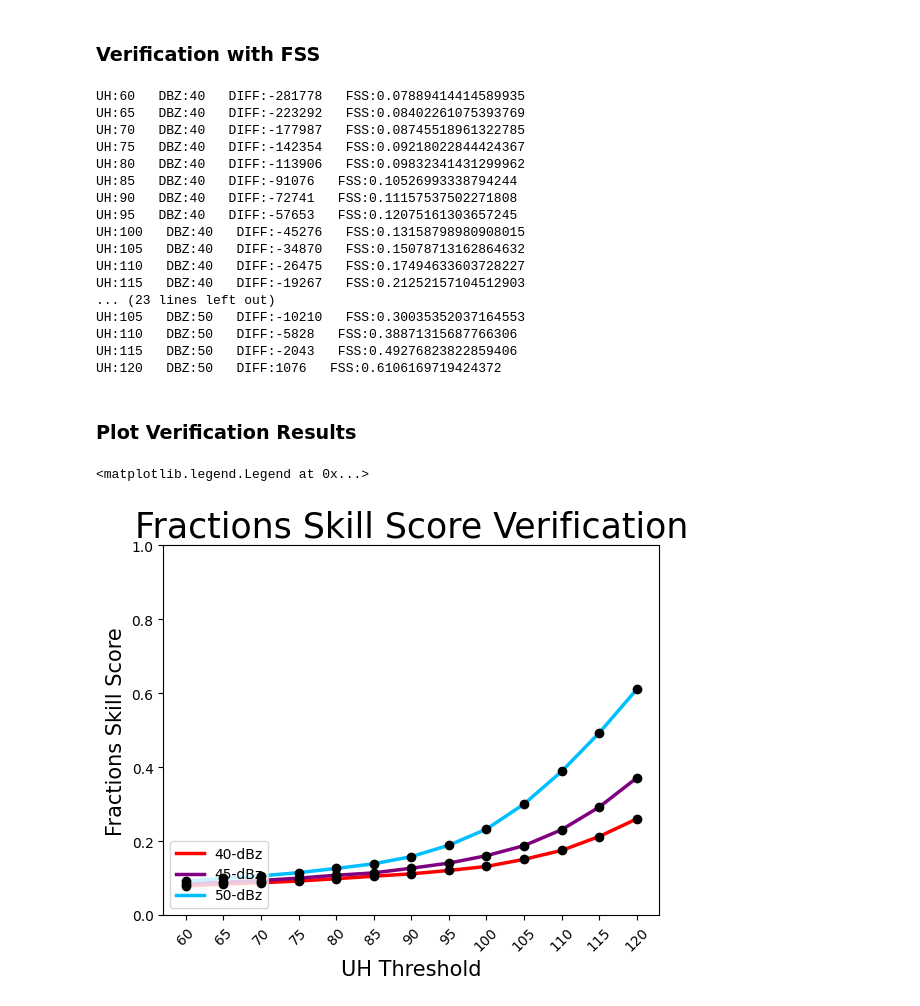
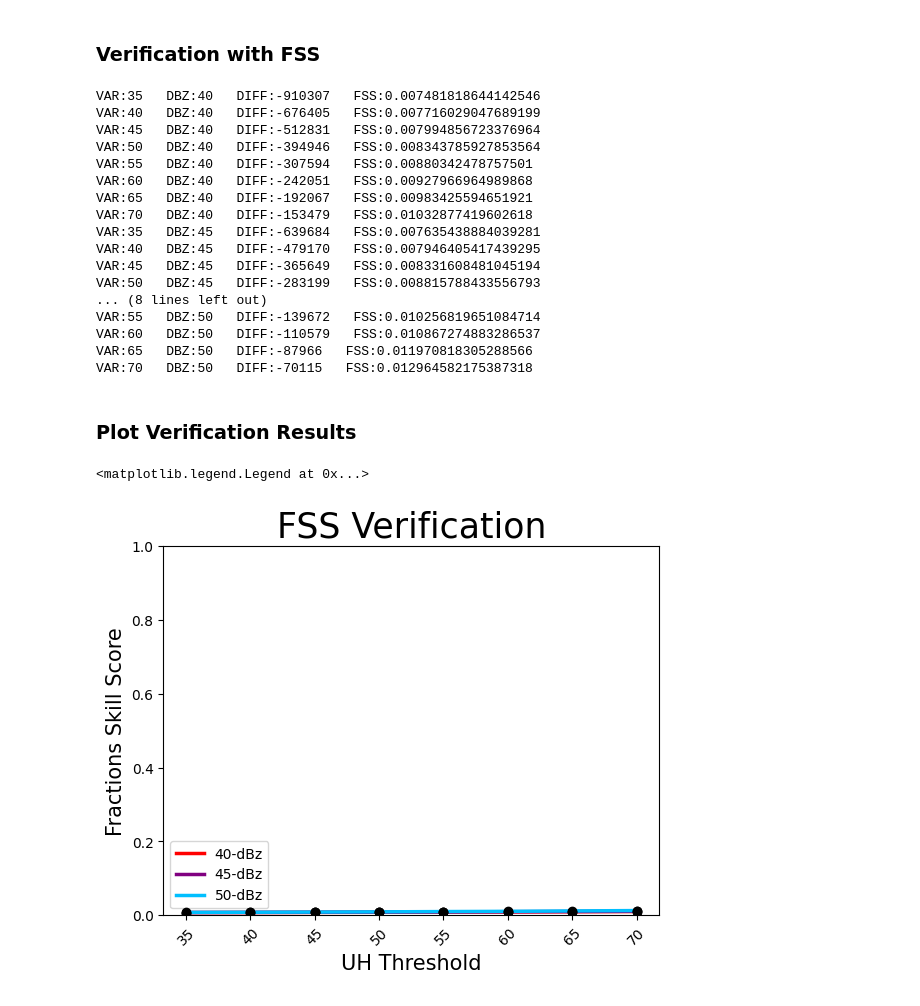
Before and after one commit to jcorner1/SYN_SERV, a Jupyter notebook: Practice_Code/Verification/FSS_Single_hazard_Widget_var_verification_testing.ipynb, the cells around one changed output. Saved outputs shown, nothing was run; the diff lists cells and outputs as text; code cells hidden in the pictures.

```diff
--- a/Practice_Code/Verification/FSS_Single_hazard_Widget_var_verification_testing.ipynb
+++ b/Practice_Code/Verification/FSS_Single_hazard_Widget_var_verification_testing.ipynb
@@ -199,5 +167,0 @@ df
-# %%
-#threshold the files
-df_wrf = df[((df['DBZ'] >= 40.0) & (df['UH'] >= 35.0))]
-print(f'amount of rows removed from dataframe: {len(df) - len(df_wrf)}')
-df_wrf
@@ -219,9 +168,13 @@ amount of rows removed from dataframe: 51316570
 # %%
 #convert from raw count to convective days
-df_wrf['Time'] = pd.to_datetime(df_wrf['Time']) + pd.DateOffset(hours=12)
+df_wrf['Time'] = pd.to_datetime(df_wrf['Time'])
 df_wrf['New_Time'] = pd.to_datetime(df_wrf['Time']) + pd.DateOffset(hours=12)
 
 #seperate timing values into their own column
 df_wrf['Year'] = pd.to_datetime(df_wrf['New_Time']).dt.year
 df_wrf['Month'] = pd.to_datetime(df_wrf['New_Time']).dt.month
 df_wrf['Day'] = pd.to_datetime(df_wrf['New_Time']).dt.day
+
+#drop duplicate days
+df_wrf = df_wrf.drop_duplicates(subset=['coarse_lat','coarse_lon','Year', 'Month','Day'])
+df_wrf
@@ -401,21 +350,21 @@ thres_widget
 ### Verification with FSS
 # %%
 #Set the step value based on the variable used.
-if Var_widget.value == 'UH':
+if var_widget.value == 'UH':
     step = 5
 
 else:
     step = 1
 # %%
 #create a new dataframe
-df = pd.DataFrame(columns=['DBZ', 'UH', 'FSS'])
+df = pd.DataFrame(columns=['DBZ', 'VAR', 'FSS'])
 
-#iterate through UH and Z values for subsetting
+#iterate through VAR and Z values for subsetting
 for refc in np.arange(refc_widget.value[0],refc_widget.value[1]+1,5):
-    for uh in np.arange(locals()[f'{Var_widget.value}_widget'].value[0], locals()[f'{Var_widget.value}_widget'].value[1]+1, step):
+    for var in np.arange(locals()[f'{var_widget.value}_widget'].value[0], locals()[f'{var_widget.value}_widget'].value[1]+1, step):
 
         #subset the dataframe based on current threshold values
-        df_sub = df_wrf[((df_wrf['DBZ'] >= refc) & (df_wrf['UH'] >= uh))]
+        df_sub = df_wrf[((df_wrf['DBZ'] >= refc) & (df_wrf[var_widget.value] >= var))]
 
         #create an array of zeros
         zeros = np.zeros((899,1399))
@@ -436,49 +385,49 @@ for refc in np.arange(refc_widget.value[0],refc_widget.value[1]+1,5):
         #verify with FSS!
         fss = pysteps.verification.spatialscores.fss(ds_cor.UP_HELI_MAX.values, ds_obs.UP_HELI_MAX.values, 50, 100)
 
-        print(f'UH:{uh}   DBZ:{refc}   DIFF:{len(df_obs) - len(df_sub)}   FSS:{fss}')
-        df = df.append({'DBZ': refc, 'UH': uh, 'DIFF':len(df_obs) - len(df_sub), 'FSS':fss}, ignore_index=True)
+        print(f'VAR:{var}   DBZ:{refc}   DIFF:{len(df_obs) - len(df_sub)}   FSS:{fss}')
+        df = df.append({'DBZ': refc, 'VAR': var, 'DIFF':len(df_obs) - len(df_sub), 'FSS':fss}, ignore_index=True)
 # %% [output]
-UH:60   DBZ:40   DIFF:-281778   FSS:0.07889414414589935
-UH:65   DBZ:40   DIFF:-223292   FSS:0.08402261075393769
-UH:70   DBZ:40   DIFF:-177987   FSS:0.08745518961322785
-UH:75   DBZ:40   DIFF:-142354   FSS:0.09218022844424367
-UH:80   DBZ:40   DIFF:-113906   FSS:0.09832341431299962
-UH:85   DBZ:40   DIFF:-91076   FSS:0.10526993338794244
-UH:90   DBZ:40   DIFF:-72741   FSS:0.11157537502271808
-UH:95   DBZ:40   DIFF:-57653   FSS:0.12075161303657245
-UH:100   DBZ:40   DIFF:-45276   FSS:0.13158798980908015
-UH:105   DBZ:40   DIFF:-34870   FSS:0.15078713162864632
-UH:110   DBZ:40   DIFF:-26475   FSS:0.17494633603728227
-UH:115   DBZ:40   DIFF:-19267   FSS:0.21252157104512903
-... (23 lines left out)
-UH:105   DBZ:50   DIFF:-10210   FSS:0.30035352037164553
-UH:110   DBZ:50   DIFF:-5828   FSS:0.38871315687766306
-UH:115   DBZ:50   DIFF:-2043   FSS:0.49276823822859406
-UH:120   DBZ:50   DIFF:1076   FSS:0.6106169719424372
+VAR:35   DBZ:40   DIFF:-910307   FSS:0.007481818644142546
+VAR:40   DBZ:40   DIFF:-676405   FSS:0.007716029047689199
+VAR:45   DBZ:40   DIFF:-512831   FSS:0.007994856723376964
+VAR:50   DBZ:40   DIFF:-394946   FSS:0.008343785927853564
+VAR:55   DBZ:40   DIFF:-307594   FSS:0.00880342478757501
+VAR:60   DBZ:40   DIFF:-242051   FSS:0.00927966964989868
+VAR:65   DBZ:40   DIFF:-192067   FSS:0.00983425594651921
+VAR:70   DBZ:40   DIFF:-153479   FSS:0.01032877419602618
+VAR:35   DBZ:45   DIFF:-639684   FSS:0.007635438884039281
+VAR:40   DBZ:45   DIFF:-479170   FSS:0.007946405417439295
+VAR:45   DBZ:45   DIFF:-365649   FSS:0.008331608481045194
+VAR:50   DBZ:45   DIFF:-283199   FSS:0.008815788433556793
+... (8 lines left out)
+VAR:55   DBZ:50   DIFF:-139672   FSS:0.010256819651084714
+VAR:60   DBZ:50   DIFF:-110579   FSS:0.010867274883286537
+VAR:65   DBZ:50   DIFF:-87966   FSS:0.011970818305288566
+VAR:70   DBZ:50   DIFF:-70115   FSS:0.012964582175387318
 # %% [markdown]
 ### Plot Verification Results
 # %%
-test =
+arange = np.arange(locals()[f'{var_widget.value}_widget'].value[0], locals()[f'{var_widget.value}_widget'].value[1]+1, step)
 
 #plot the scores of the FSS
-plt.plot(np.arange(1,len(np.arange(60,121,5))+1,1), df.FSS.values[:13], color = 'red', lw=2.5)
-plt.plot(np.arange(1,len(np.arange(60,121,5))+1,1), df.FSS.values[13:26], color = 'purple', lw=2.5)
-plt.plot(np.arange(1,len(np.arange(60,121,5))+1,1), df.FSS.values[26:], color = 'deepskyblue', lw=2.5)
+plt.plot(np.arange(1,len(arange)+1,1), df.FSS.values[:len(arange)], color = 'red', lw=2.5)
+plt.plot(np.arange(1,len(arange)+1,1), df.FSS.values[len(arange):2*len(arange)], color = 'purple', lw=2.5)
+plt.plot(np.arange(1,len(arange)+1,1), df.FSS.values[2*len(arange):], color = 'deepskyblue', lw=2.5)
 
-plt.scatter(np.arange(1,len(np.arange(60,121,5))+1,1), df.FSS.values[:13], color = 'black', zorder=10)
-plt.scatter(np.arange(1,len(np.arange(60,121,5))+1,1), df.FSS.values[13:26], color = 'black', zorder=10)
-plt.scatter(np.arange(1,len(np.arange(60,121,5))+1,1), df.FSS.values[26:], color = 'black', zorder=10)
+plt.scatter(np.arange(1,len(arange)+1,1), df.FSS.values[:len(arange)], color = 'black', zorder=10)
+plt.scatter(np.arange(1,len(arange)+1,1), df.FSS.values[len(arange):2*len(arange)], color = 'black', zorder=10)
+plt.scatter(np.arange(1,len(arange)+1,1), df.FSS.values[2*len(arange):], color = 'black', zorder=10)
 
 plt.title('FSS Verification',fontsize=25)
 
 plt.yticks(ticks = [0.0, 0.2, 0.4, 0.6, 0.8, 1.0])
-plt.xticks(ticks = np.arange(1,len(np.arange(60,121,5))+1,1), labels = np.arange(60,121,5), rotation=45)
+plt.xticks(ticks = np.arange(1,len(arange)+1,1), labels = arange, rotation=45)
 
-plt.xlabel(f'{} Threshold', size = 15)
+plt.xlabel(f'{var_widget.value} Threshold', size = 15)
 plt.ylabel('Fractions Skill Score', size = 15)
 
 plt.legend(['40-dBz', '45-dBz', '50-dBz'], loc ='lower left')
 # %% [output]
 <matplotlib.legend.Legend at 0x...>
-[figure, old version]
+[figure, new version]
```
Also changed, not shown: parts of 15 cells of this notebook.
